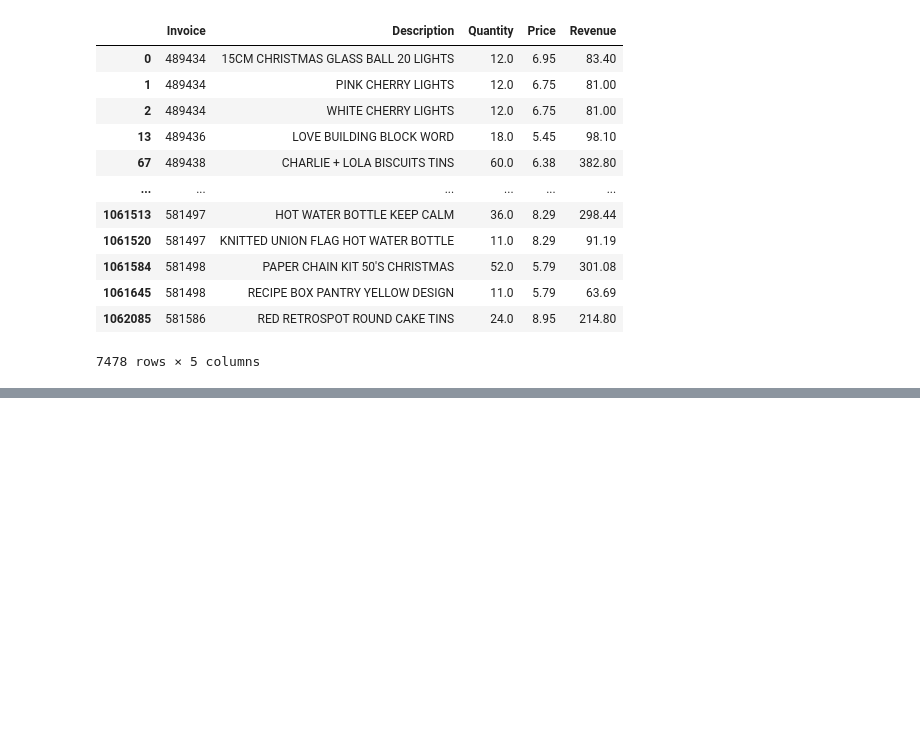
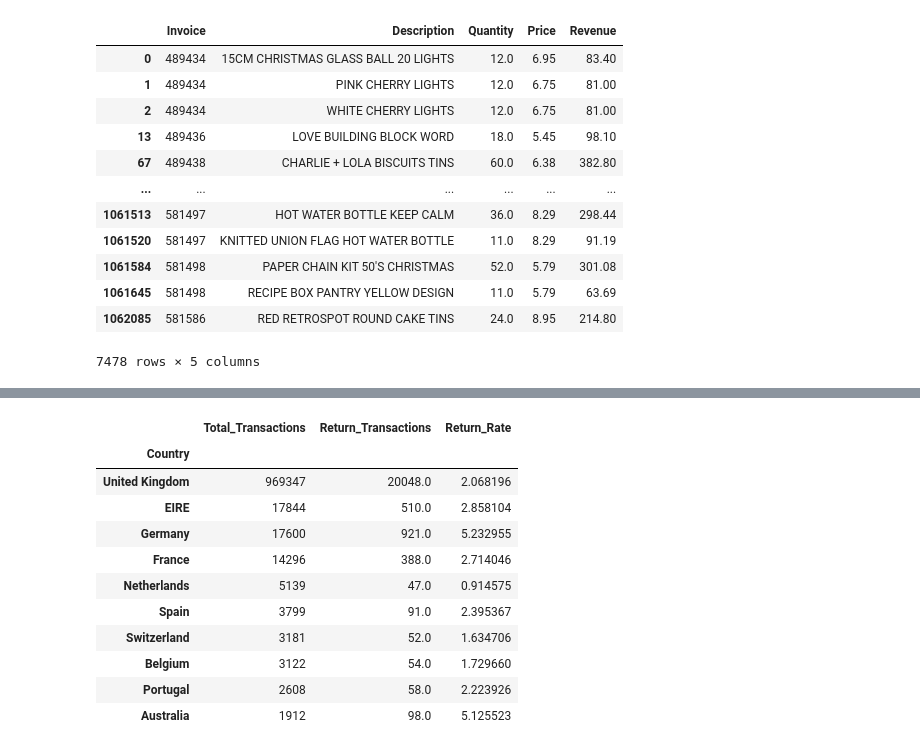
Before and after one commit to harishyadav00079-sudo/Global-Ecommerce-Analytics, a Jupyter notebook: 4_Python/analysis.ipynb, the cells around one changed output, grey strips where cells are left out. Saved outputs shown, nothing was run; the diff lists cells and outputs as text; code cells hidden in the pictures; blank space fills up the shorter version.

Commit message:
working with pandas for business analysis

```diff
--- a/4_Python/analysis.ipynb
+++ b/4_Python/analysis.ipynb
@@ -787,0 +825,2 @@ df[(df["Quantity"]>10)&(df["Price"]>5)][["Invoice","Description","Quantity","Pri
+# %%
+return_trans=returns_df.groupby("Country")["Quantity"].size().sort_values(ascending=False)
@@ -787,0 +873,2 @@ df[(df["Quantity"]>10)&(df["Price"]>5)][["Invoice","Description","Quantity","Pri
+# %%
+total_df1=df.groupby("Country")["Quantity"].size()
@@ -787,0 +926,28 @@ df[(df["Quantity"]>10)&(df["Price"]>5)][["Invoice","Description","Quantity","Pri
+# %%
+country_analysis = pd.DataFrame({
+    "Total_Transactions": total_df1,
+    "Return_Transactions": return_trans
+})
+# %%
+country_analysis["Return_Rate"] = (
+    country_analysis["Return_Transactions"]
+    / country_analysis["Total_Transactions"]
+) * 100
+# %%
+country_analysis.sort_values(
+    "Total_Transactions",
+    ascending=False
+).head(10)
+# %% [output]
+|  | Total_Transactions | Return_Transactions | Return_Rate |
+| Country |  |  |  |
+| United Kingdom | 969347 | 20048.0 | 2.068196 |
+| EIRE | 17844 | 510.0 | 2.858104 |
+| Germany | 17600 | 921.0 | 5.232955 |
+| France | 14296 | 388.0 | 2.714046 |
+| Netherlands | 5139 | 47.0 | 0.914575 |
+| Spain | 3799 | 91.0 | 2.395367 |
+| Switzerland | 3181 | 52.0 | 1.634706 |
+| Belgium | 3122 | 54.0 | 1.729660 |
+| Portugal | 2608 | 58.0 | 2.223926 |
+| Australia | 1912 | 98.0 | 5.125523 |
```
Also changed, not shown: parts of 15 cells of this notebook.
